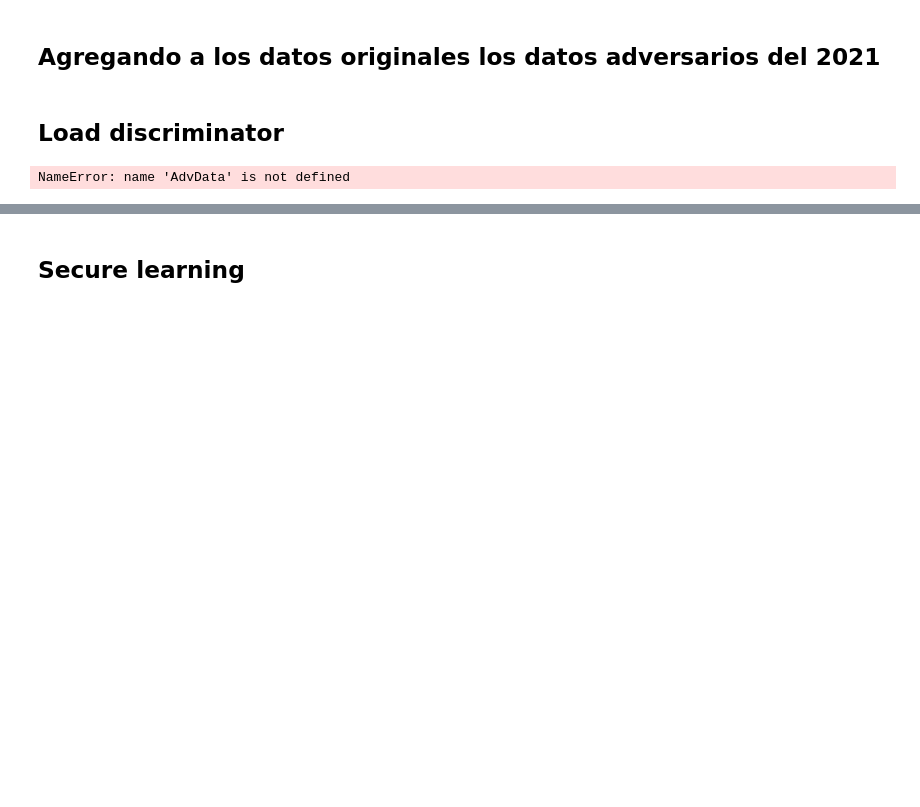
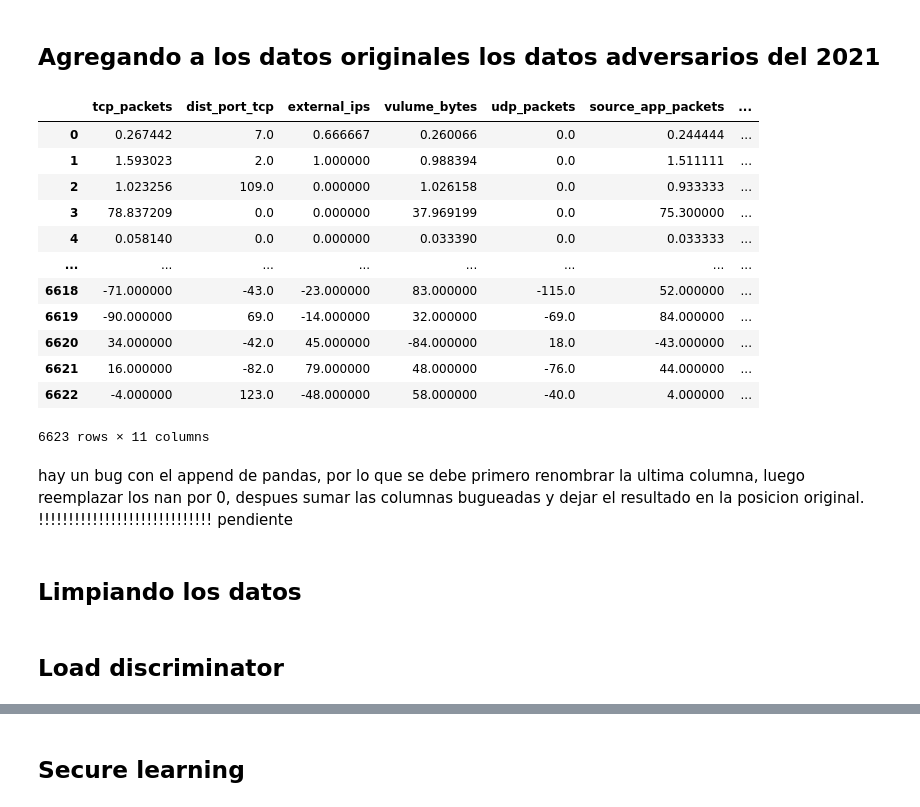
Before and after one commit to DHuertasTR/SecureLearningDRL, a Jupyter notebook: code 2021/Adversarial_training.ipynb, the cells around one changed output, grey strips where cells are left out. Saved outputs shown, nothing was run; the diff lists cells and outputs as text; code cells hidden in the pictures; blank space fills up the shorter version.

```diff
--- a/code 2021/Adversarial_training.ipynb
+++ b/code 2021/Adversarial_training.ipynb
@@ -121,3 +170,22 @@ golden_Y_train=golden_Y_train.append(oldAdv_Y_train, ignore_index = True)
 # %%
 golden_X_train=golden_X_train.append(adv_X_train, ignore_index = True)
 golden_Y_train=golden_Y_train.append(adv_Y_train, ignore_index = True)
+golden_X_train
+# %% [output]
+|  | tcp_packets | dist_port_tcp | external_ips | vulume_bytes | udp_packets | source_app_packets | ... |
+| 0 | 0.267442 | 7.0 | 0.666667 | 0.260066 | 0.0 | 0.244444 | ... |
+| 1 | 1.593023 | 2.0 | 1.000000 | 0.988394 | 0.0 | 1.511111 | ... |
+| 2 | 1.023256 | 109.0 | 0.000000 | 1.026158 | 0.0 | 0.933333 | ... |
+| 3 | 78.837209 | 0.0 | 0.000000 | 37.969199 | 0.0 | 75.300000 | ... |
+| 4 | 0.058140 | 0.0 | 0.000000 | 0.033390 | 0.0 | 0.033333 | ... |
+| ... | ... | ... | ... | ... | ... | ... | ... |
+| 6618 | -71.000000 | -43.0 | -23.000000 | 83.000000 | -115.0 | 52.000000 | ... |
+| 6619 | -90.000000 | 69.0 | -14.000000 | 32.000000 | -69.0 | 84.000000 | ... |
+| 6620 | 34.000000 | -42.0 | 45.000000 | -84.000000 | 18.0 | -43.000000 | ... |
+| 6621 | 16.000000 | -82.0 | 79.000000 | 48.000000 | -76.0 | 44.000000 | ... |
+| 6622 | -4.000000 | 123.0 | -48.000000 | 58.000000 | -40.0 | 4.000000 | ... |
+6623 rows × 11 columns
+# %% [markdown]
+hay un bug con el append de pandas, por lo que se debe primero renombrar la ultima columna, luego reemplazar los nan por 0, despues sumar las columnas bugueadas y dejar el resultado en la posicion original. !!!!!!!!!!!!!!!!!!!!!!!!!!!!! pendiente
+# %% [markdown]
+## Limpiando los datos
@@ -124,7 +195,2 @@ golden_Y_train=golden_Y_train.append(adv_Y_train, ignore_index = True)
 # %% [markdown]
 ## Load discriminator
-# %%
-eval=ModelEvaluator()
-eval.test(AdvData[:1])
-# %% [output]
-NameError: name 'AdvData' is not defined
```
Also changed, not shown: parts of 8 cells of this notebook.
